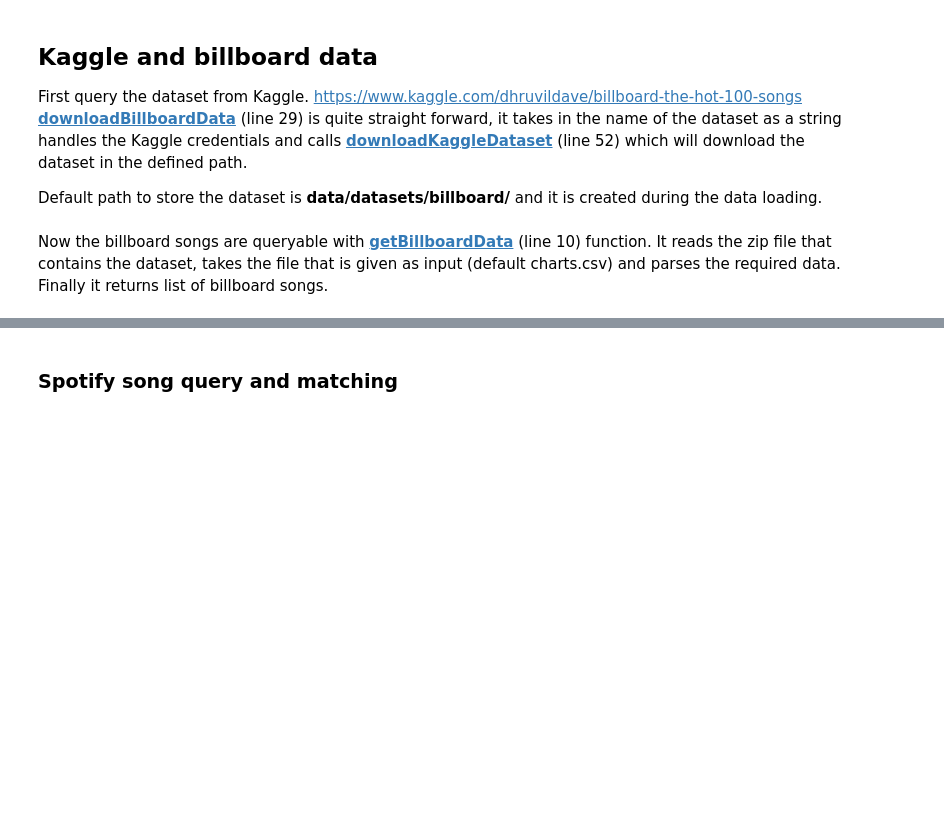
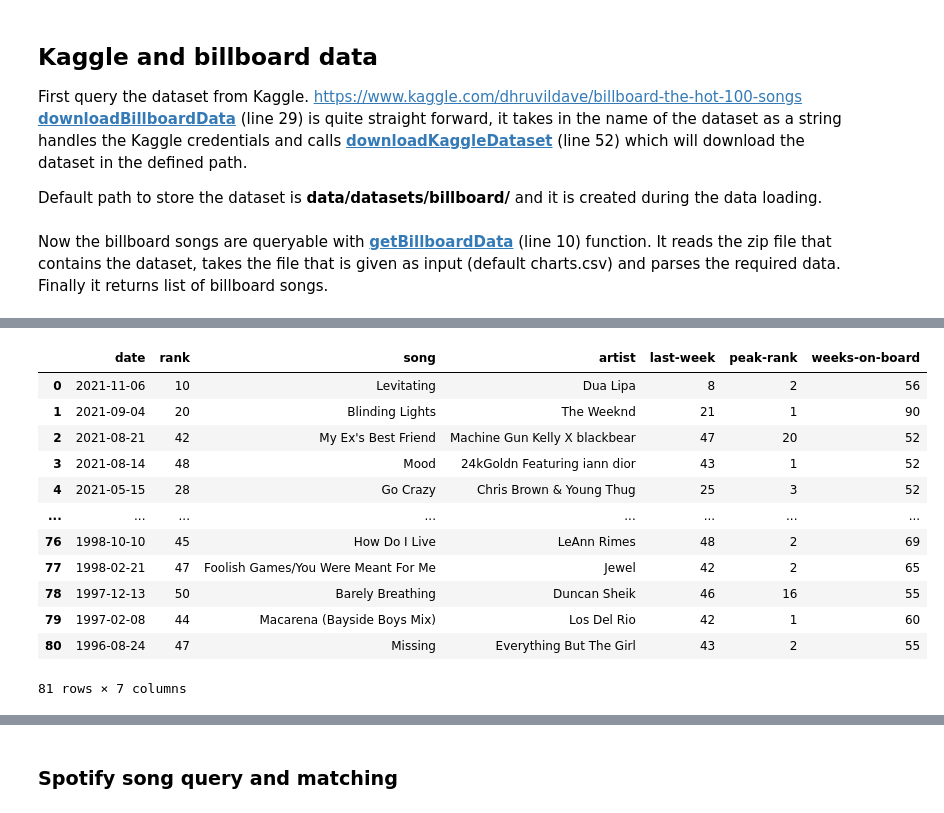
Before and after one commit to doslindos/billboard-ml-notes, a Jupyter notebook: src/thesis_results.ipynb, the cells around one changed output, grey strips where cells are left out. Saved outputs shown, nothing was run; the diff lists cells and outputs as text; code cells hidden in the pictures; blank space fills up the shorter version.

```diff
--- a/src/thesis_results.ipynb
+++ b/src/thesis_results.ipynb
@@ -71,0 +132,19 @@ print(billboardTracks[:10]) # Change to Pandas !!!
+# %%
+# Songs that are in the list more than a year
+billboardDf.columns
+overYearInList = billboardDf[billboardDf['weeks-on-board'].astype(int) >= 52].drop_duplicates(subset=['song', 'artist'], ignore_index=True)
+overYearInList
+# %% [output]
+|  | date | rank | song | artist | last-week | peak-rank | weeks-on-board |
+| 0 | 2021-11-06 | 10 | Levitating | Dua Lipa | 8 | 2 | 56 |
+| 1 | 2021-09-04 | 20 | Blinding Lights | The Weeknd | 21 | 1 | 90 |
+| 2 | 2021-08-21 | 42 | My Ex's Best Friend | Machine Gun Kelly X blackbear | 47 | 20 | 52 |
+| 3 | 2021-08-14 | 48 | Mood | 24kGoldn Featuring iann dior | 43 | 1 | 52 |
+| 4 | 2021-05-15 | 28 | Go Crazy | Chris Brown & Young Thug | 25 | 3 | 52 |
+| ... | ... | ... | ... | ... | ... | ... | ... |
+| 76 | 1998-10-10 | 45 | How Do I Live | LeAnn Rimes | 48 | 2 | 69 |
+| 77 | 1998-02-21 | 47 | Foolish Games/You Were Meant For Me | Jewel | 42 | 2 | 65 |
+| 78 | 1997-12-13 | 50 | Barely Breathing | Duncan Sheik | 46 | 16 | 55 |
+| 79 | 1997-02-08 | 44 | Macarena (Bayside Boys Mix) | Los Del Rio | 42 | 1 | 60 |
+| 80 | 1996-08-24 | 47 | Missing | Everything But The Girl | 43 | 2 | 55 |
+81 rows × 7 columns
```
Also changed, not shown: parts of 14 cells of this notebook, 4 other files.
